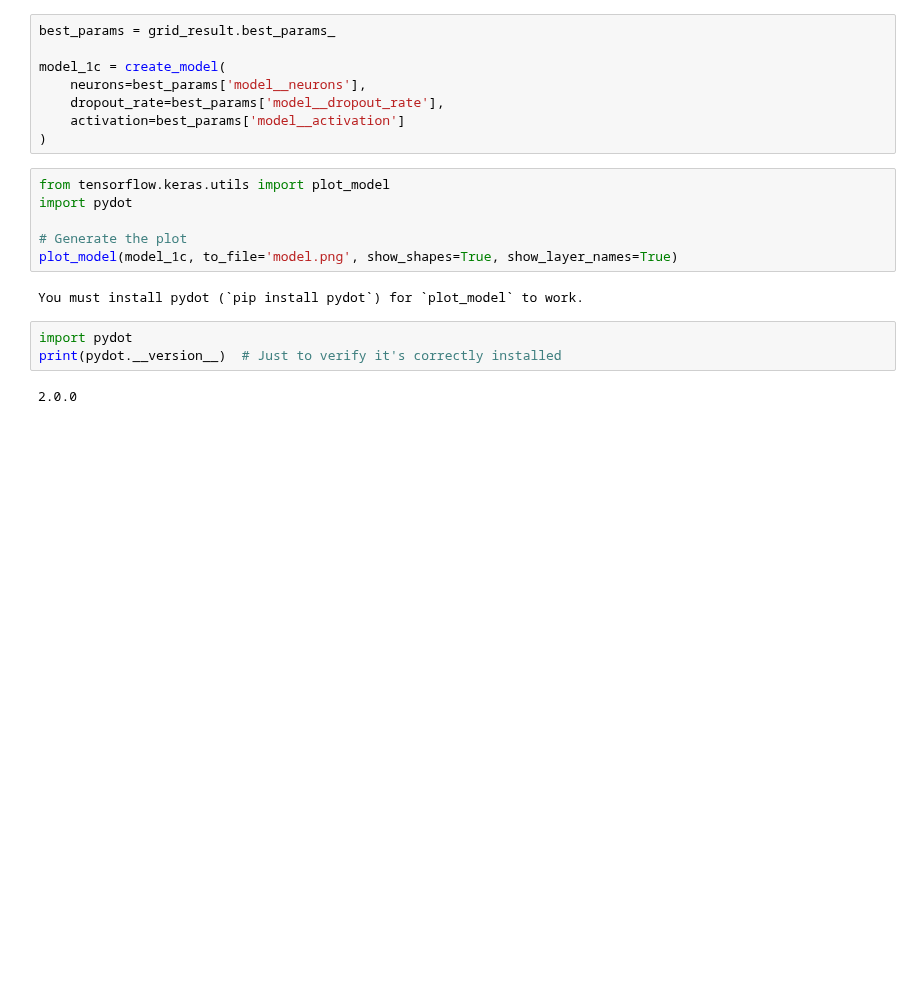
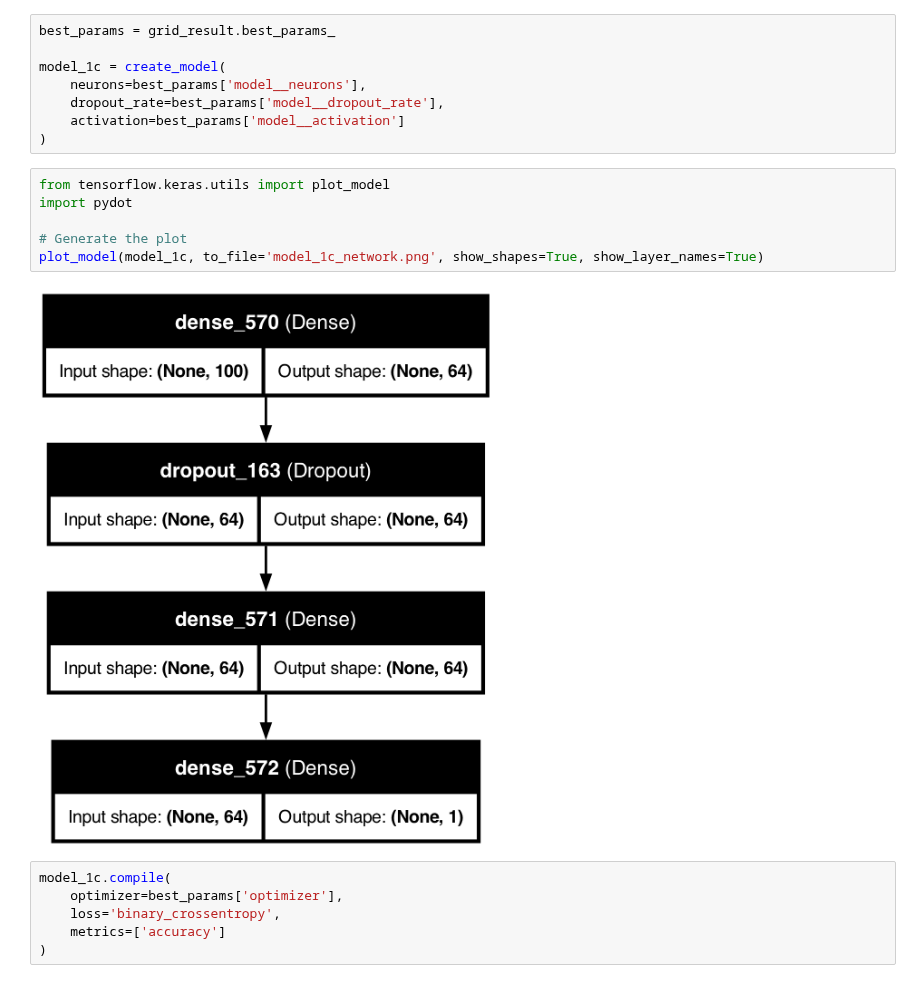
Before and after one commit to AntoineMagninn/ReviewRankML, a Jupyter notebook: Code.ipynb, the cells around one changed output. Drawn from its saved outputs; the diff is of its cells as text; blank space fills up the shorter version.

```diff
--- a/Code.ipynb
+++ b/Code.ipynb
@@ -665,13 +691,14 @@ model_1c = create_model(
 # %%
 from tensorflow.keras.utils import plot_model
 import pydot
 
 # Generate the plot
-plot_model(model_1c, to_file='model.png', show_shapes=True, show_layer_names=True)
+plot_model(model_1c, to_file='model_1c_network.png', show_shapes=True, show_layer_names=True)
 # %% [output]
-You must install pydot (`pip install pydot`) for `plot_model` to work.
+[figure, added]
-# %%
-import pydot
-print(pydot.__version__)  # Just to verify it's correctly installed
-# %% [output]
-2.0.0
+# %%
+model_1c.compile(
+    optimizer=best_params['optimizer'],
+    loss='binary_crossentropy',
+    metrics=['accuracy']
+)
```
Also changed, not shown: parts of 9 cells of this notebook, 4 other files.
